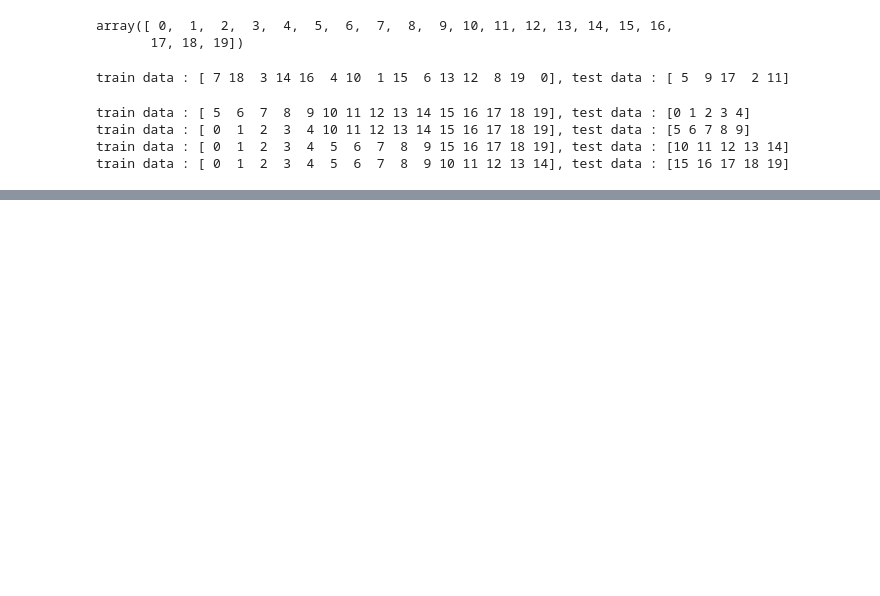
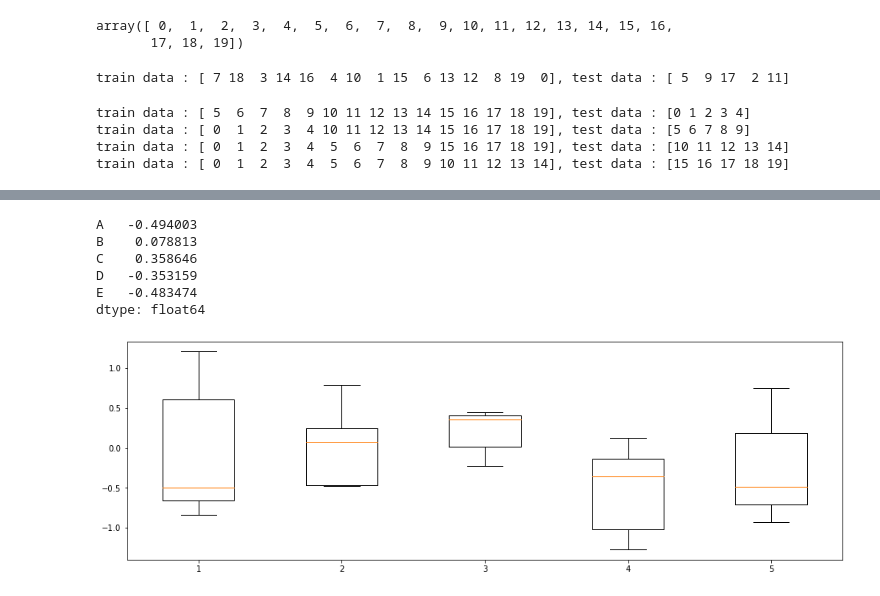
Before and after one commit to rubinkim/public_data, a Jupyter notebook: chapter_07/ch07_scikit-learn.ipynb, the cells around one changed output, grey strips where cells are left out. Cells and saved outputs as stored; diff of their text form; code cells hidden in the pictures; blank space fills up the shorter version.

```diff
--- a/chapter_07/ch07_scikit-learn.ipynb
+++ b/chapter_07/ch07_scikit-learn.ipynb
@@ -102,0 +106,4 @@ fig
+# %%
+# 적용전
+data = pd.DataFrame(data = np.random.randn(5,5), columns=["A","B","C","D","E"])
+data.describe().round(3)
@@ -102,0 +120,15 @@ fig
+# %%
+data.median()
+# %% [output]
+A   -0.494003
+B    0.078813
+C    0.358646
+D   -0.353159
+E   -0.483474
+dtype: float64
+# %%
+plt.figure(figsize=(16,5))
+plt.boxplot(x=data.values)
+plt.show()
+# %% [output]
+[figure, added]
```
Also changed, not shown: parts of 12 cells of this notebook.
